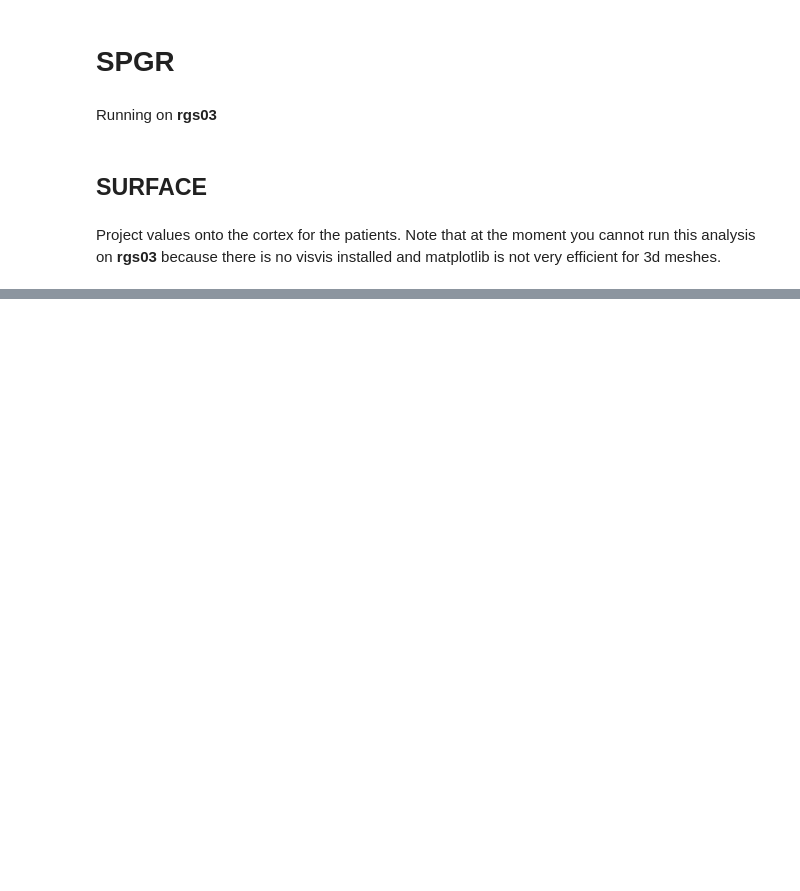
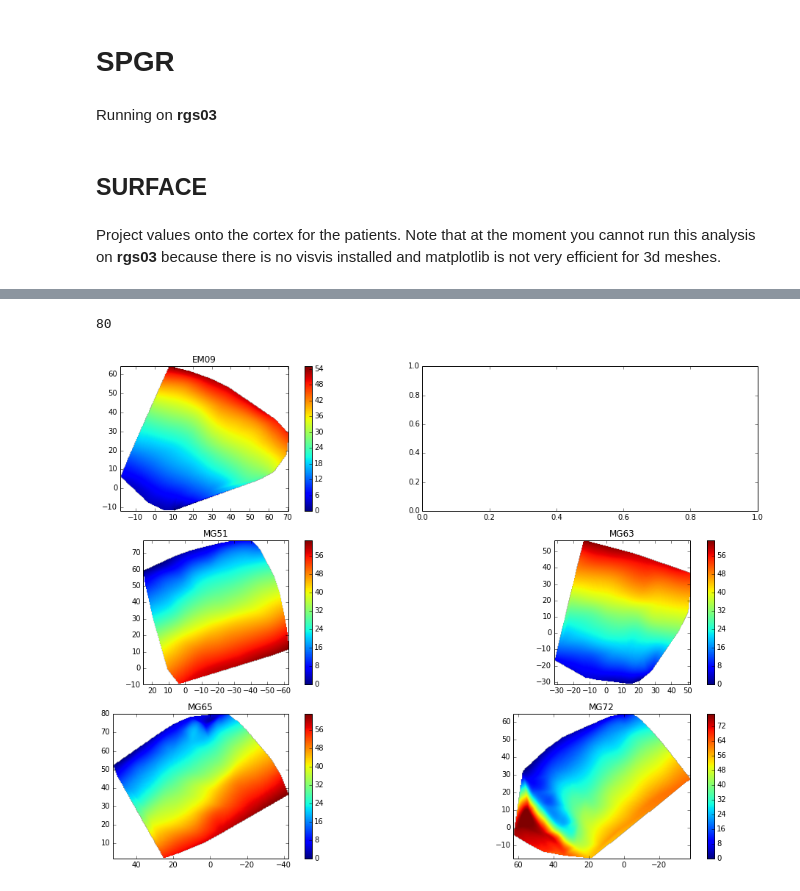
Before and after one commit to gpiantoni/spgr, a Jupyter notebook: surface.ipynb, the cells around one changed output, grey strips where cells are left out. Cells and saved outputs as stored; diff of their text form; code cells hidden in the pictures; blank space fills up the shorter version.

Commit message:
try to make plots of the electrodes. Not really nice yet, because we need to take into account which channels were used but had zero spindles

```diff
--- a/surface.ipynb
+++ b/surface.ipynb
@@ -70,13 +21,0 @@ plot_values_on_surf(surf, n_spindles, trans)
-# %%
-from os.path import join
-from phypno.attr import Channels
-
-data_dir = '/PHShome/gp902/recordings'
-
-subj = all_subj[subj_index]
-chan_file = join(data_dir, subj, 'doc/elec/elec_pos_adjusted.csv')
-
-
-
-chan = Channels(chan_file)
-xy = chan.return_xy(all_chan)
@@ -113,0 +34,7 @@ cbar = fig.colorbar(ax)
+# %%
+
+subj = all_subj[subj_index]
+
+print(grchan.n_chan)
+# %% [output]
+80
@@ -113,0 +46,46 @@ cbar = fig.colorbar(ax)
+# %%
+SUBPLOT_ROW = 3
+SUBPLOT_COL = 2
+
+SUBPLOT_HEIGHT = 6
+SUBPLOT_WIDTH = 6
+RESOLUTION = 200
+
+
+from matplotlib.pyplot import subplots, colorbar
+
+f, subp = subplots(SUBPLOT_ROW, SUBPLOT_COL,
+                   figsize=(SUBPLOT_HEIGHT * SUBPLOT_ROW,
+                            SUBPLOT_WIDTH * SUBPLOT_COL))
+
+for ax, subj, values, channame in zip(subp.flatten(), all_subj, all_values, all_channame):
+
+    if subj == 'MG37':
+        continue
+    chan_file = join(REC_DIR, subj, 'doc/elec/elec_pos_adjusted.csv')
+    chan = Channels(chan_file)
+
+    # read only channels with spindles
+    xyz = grchan.return_xyz(channame)
+
+    xy = xyz[:, 1:]
+    values = arange(grchan.n_chan)  # INPUT
+
+    min_xy = min(xy, axis=0)
+    max_xy = max(xy, axis=0)
+
+    x_grid, y_grid = meshgrid(linspace(min_xy[0], max_xy[0], RESOLUTION),
+                              linspace(min_xy[1], max_xy[1], RESOLUTION))
+
+    zi = griddata(xy, values, (x_grid, y_grid), method='cubic')
+
+    img = ax.imshow(zi, vmin=0, vmax=values.max(), origin='lower', aspect='equal',
+               extent=[min_xy[0], max_xy[0], min_xy[1], max_xy[1]])
+
+    ax.set_title(subj)
+    colorbar(img, ax=ax)
+
+    if mean(xyz[:, 0]) < 0:
+        ax.invert_xaxis()
+# %% [output]
+[figure, added]
```
Also changed, not shown: parts of 18 cells of this notebook, 1 other file.
